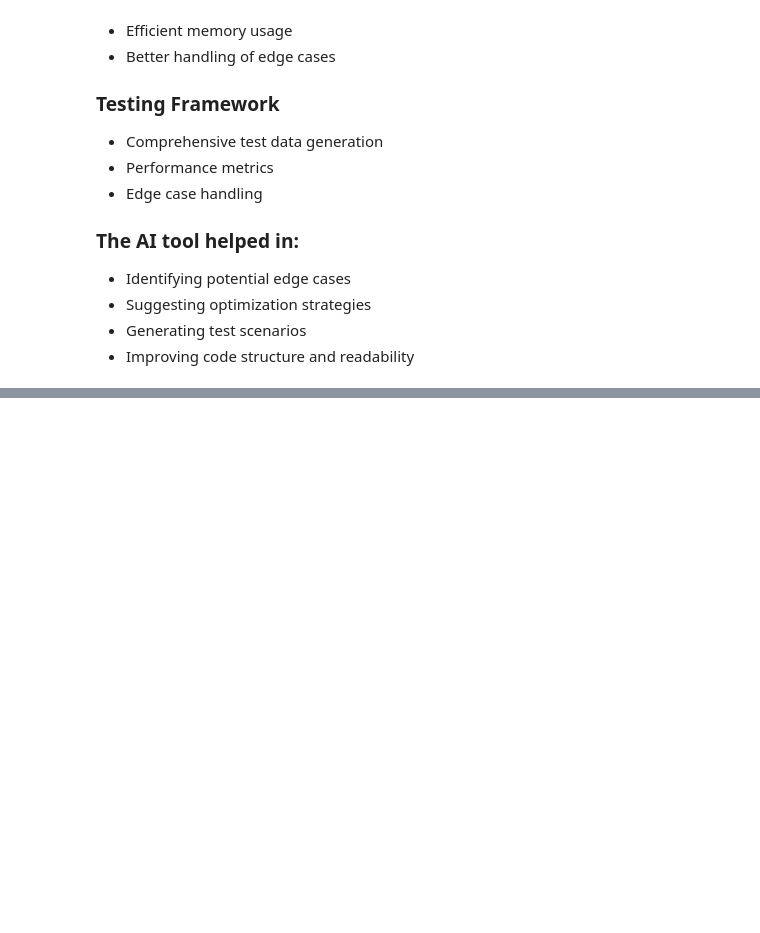
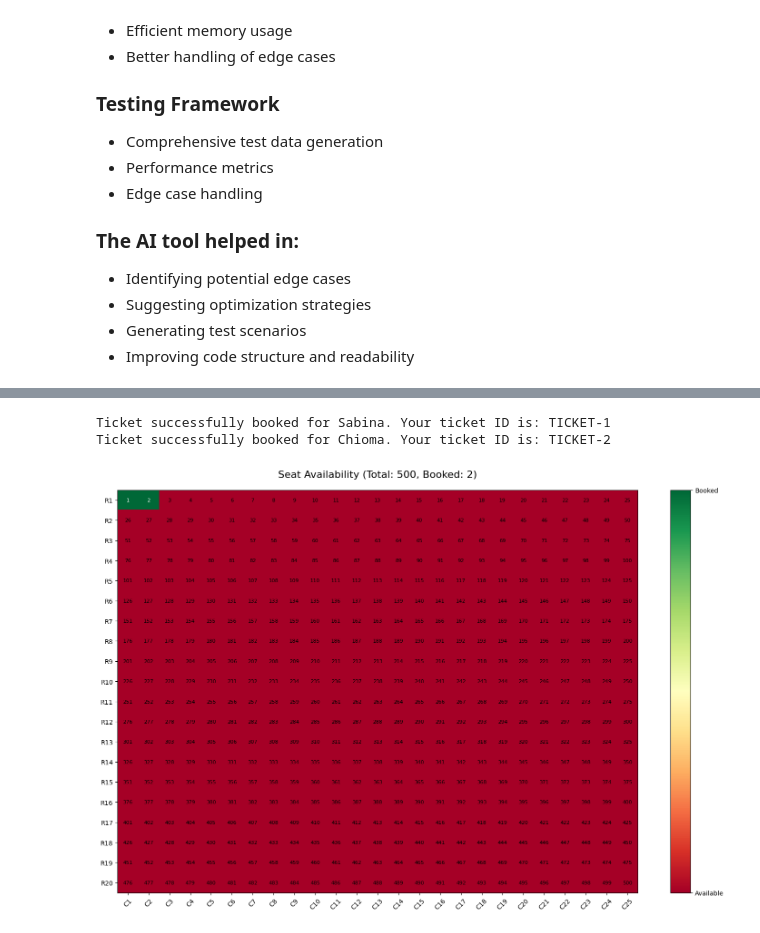
Before and after one commit to Encyclobinafix/CMPT-3830-ML-DATA-PROJECTS-OVERVIEW, a Jupyter notebook: Dynamic_Ticket_Booking_System_Analysis_&_Visualization.ipynb, the cells around one changed output, grey strips where cells are left out. Cells and saved outputs as stored; diff of their text form; code cells hidden in the pictures; blank space fills up the shorter version.

```diff
--- a/Dynamic_Ticket_Booking_System_Analysis_&_Visualization.ipynb
+++ b/Dynamic_Ticket_Booking_System_Analysis_&_Visualization.ipynb
@@ -620,0 +643,64 @@ class OptimizedTicketBookingSystem:
+# %%
+import matplotlib.pyplot as plt
+import matplotlib.patches as patches
+import numpy as np
+
+def visualize_seat_grid(system, rows=20, cols=25):
+    """Visualize seat availability as a colored grid"""
+    fig, ax = plt.subplots(figsize=(15, 10))
+
+    # Create a grid representation
+    grid = np.zeros((rows, cols))
+
+    # Fill grid based on seat status
+    for i in range(min(system.total_seats, rows*cols)):
+        if system.seats[i] is not None:
+            row = i // cols
+            col = i % cols
+            if row < rows and col < cols:
+                grid[row, col] = 1  # Booked
+        else:
+            row = i // cols
+            col = i % cols
+            if row < rows and col < cols:
+                grid[row, col] = 0  # Available
+
+    # Create heatmap
+    cmap = plt.cm.RdYlGn  # Red-Yellow-Green colormap
+    im = ax.imshow(grid, cmap=cmap, aspect='auto', vmin=0, vmax=1)
+
+    # Add text to each cell
+    for i in range(rows):
+        for j in range(cols):
+            seat_num = i * cols + j + 1
+            if seat_num <= system.total_seats:
+                text = f"{seat_num}"
+                ax.text(j, i, text, ha='center', va='center',
+                       color='black' if grid[i, j] == 0 else 'white',
+                       fontsize=8)
+
+    # Add labels and title
+    ax.set_xticks(np.arange(cols))
+    ax.set_yticks(np.arange(rows))
+    ax.set_xticklabels([f"C{i+1}" for i in range(cols)], rotation=45)
+    ax.set_yticklabels([f"R{i+1}" for i in range(rows)])
+    ax.set_title(f'Seat Availability (Total: {system.total_seats}, Booked: {sum(1 for s in system.seats if s is not None)})',
+                 fontsize=16, pad=20)
+
+    # Add colorbar
+    cbar = plt.colorbar(im, ax=ax)
+    cbar.set_ticks([0, 1])
+    cbar.set_ticklabels(['Available', 'Booked'])
+
+    plt.tight_layout()
+    plt.show()
+
+# Example usage
+system = TicketBookingSystem()
+system.book_ticket("Sabina", "sabina@example.com")
+system.book_ticket("Chioma", "chioma@example.com")
+visualize_seat_grid(system)
+# %% [output]
+Ticket successfully booked for Sabina. Your ticket ID is: TICKET-1
+Ticket successfully booked for Chioma. Your ticket ID is: TICKET-2
+[figure, added]
```
Also changed, not shown: parts of 13 cells of this notebook.
